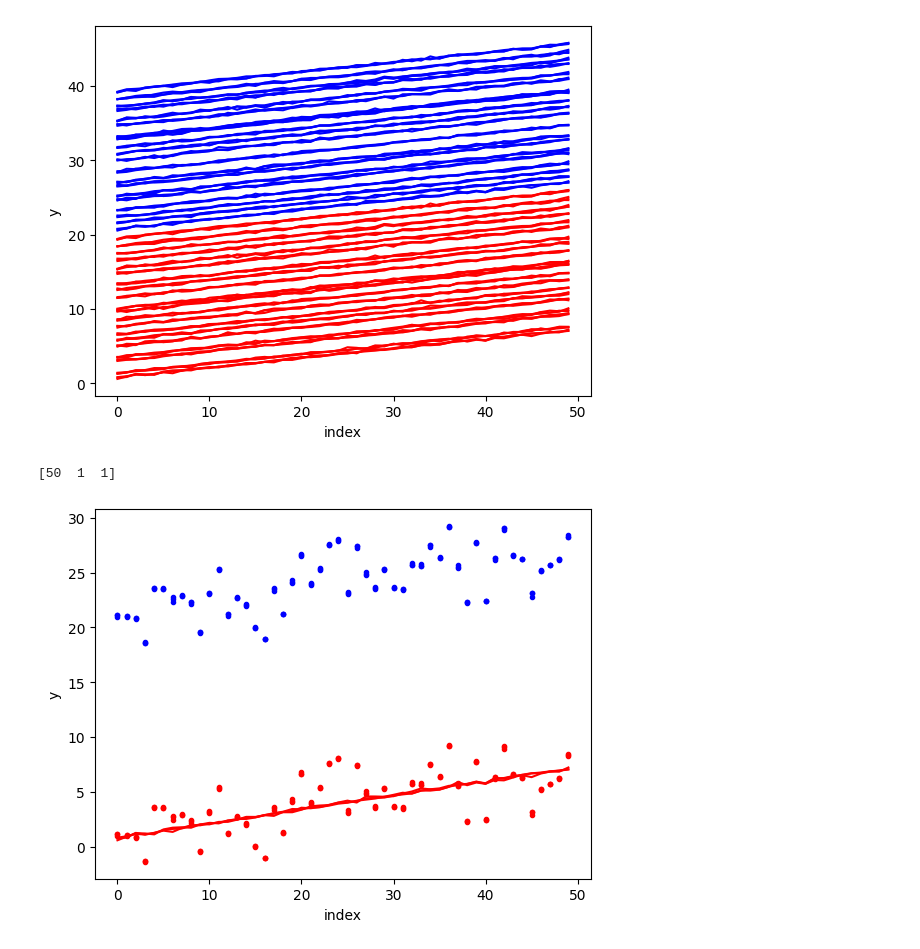
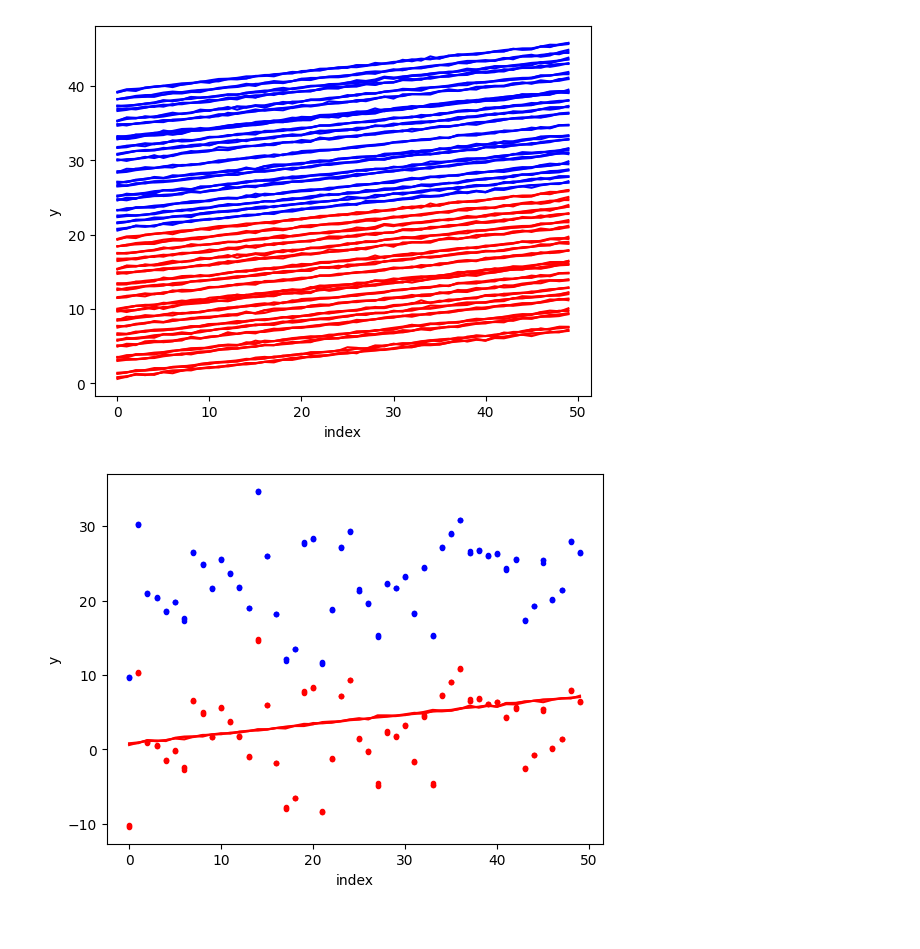
Before and after one commit to TheRedElement/astroLuSt, a Jupyter notebook: demos/synthetics_demo.ipynb, the cells around one changed output. Drawn from its saved outputs; the diff is of its cells as text; code cells hidden in the pictures.

```diff
--- a/demos/synthetics_demo.ipynb
+++ b/demos/synthetics_demo.ipynb
@@ -65,33 +65,32 @@ for i in range(1):
     # x_ = AA.flip_axis(x_, axis=(0,2))
     # x_ = AA.obscure_observations(
     #     x_,
     #     npoints=(0,10), neighbors=None,
     #     fill_value_obscure='random', fill_value_range=None,
     #     # fill_value=0, fill_value_range=None,
     #     axis=(0)
     # )
     # x_ = AA.crop(
     #     x_,
     #     cutout_start=-1, cutout_size=(0,8),
     #     fill_value_crop=None, interpkind='nearest',
     #     axis=0
     # )
-    x_ = AA.add_noise(X[0], noise_mag=2, axis=(0))
+    x_ = AA.add_noise(X[0], noise_mag=(0,5), axis=(0))
 
 #visualize
 fig = plt.figure()
 ax1 = fig.add_subplot(111)
 # for x in X_:
 ax1.plot(X[0,:,0,:], 'r-')
 # ax1.plot(X[0,:,1,:], 'b-')
 ax1.plot(x_[:,0,:], 'r.')
 ax1.plot(x_[:,1,:], 'b.')
 # ax1.plot(x_[:,1,0], 'b.')
 # ax1.plot(x_[:,1,1], 'r.')
 # ax1.plot(x_[:,1,2], 'g.')
 ax1.set_xlabel('index')
 ax1.set_ylabel('y')
 plt.show()
 # %% [output]
-[50  1  1]
-[figure, old version]
+[figure, new version]
```
Also changed, not shown: 1 other file.
